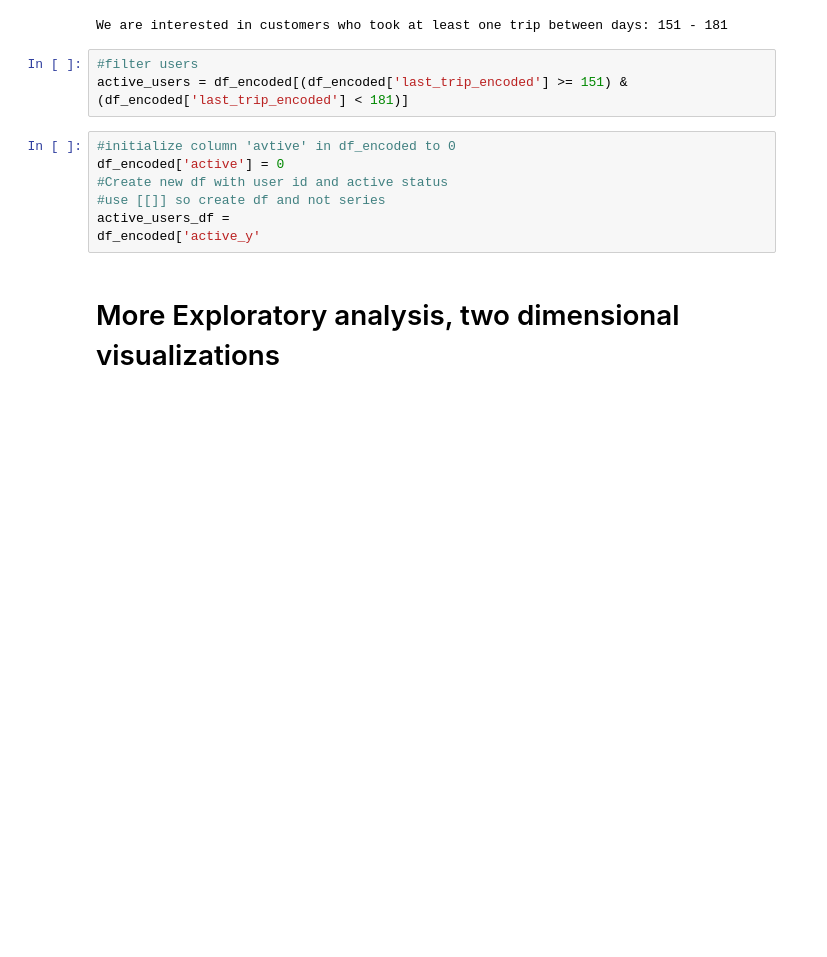
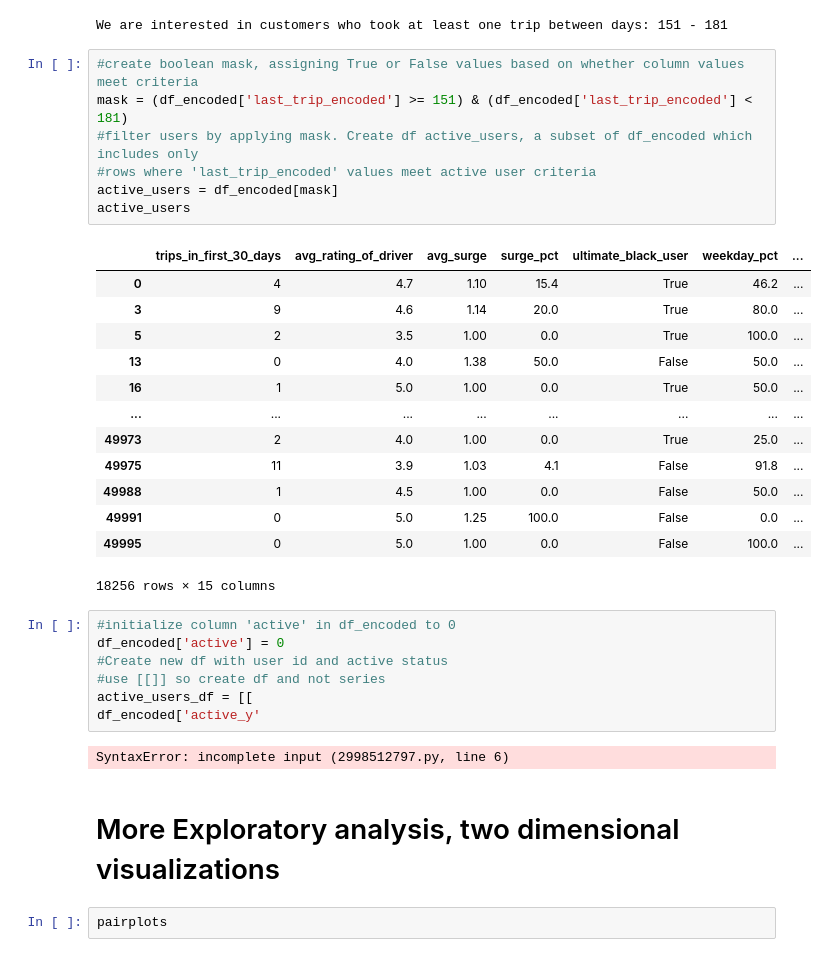
Before and after one commit to amoutafian/ultimate_inc, a Jupyter notebook: ultimate_inc.ipynb, the cells around one changed output. Drawn from its saved outputs; the diff is of its cells as text; blank space fills up the shorter version.

```diff
--- a/ultimate_inc.ipynb
+++ b/ultimate_inc.ipynb
@@ -329,15 +329,37 @@ earliest_day = final_day - 30
 print("We are interested in customers who took at least one trip between days:", earliest_day, "-", final_day)
 # %% [output]
 We are interested in customers who took at least one trip between days: 151 - 181
-# %%
-#filter users
-active_users = df_encoded[(df_encoded['last_trip_encoded'] >= 151) & (df_encoded['last_trip_encoded'] < 181)]
+# %%
+#create boolean mask, assigning True or False values based on whether column values meet criteria
+mask = (df_encoded['last_trip_encoded'] >= 151) & (df_encoded['last_trip_encoded'] < 181)
+#filter users by applying mask. Create df active_users, a subset of df_encoded which includes only
+#rows where 'last_trip_encoded' values meet active user criteria
+active_users = df_encoded[mask]
+active_users
+# %% [output]
+|  | trips_in_first_30_days | avg_rating_of_driver | avg_surge | surge_pct | ultimate_black_user | weekday_pct | ... |
+| 0 | 4 | 4.7 | 1.10 | 15.4 | True | 46.2 | ... |
+| 3 | 9 | 4.6 | 1.14 | 20.0 | True | 80.0 | ... |
+| 5 | 2 | 3.5 | 1.00 | 0.0 | True | 100.0 | ... |
+| 13 | 0 | 4.0 | 1.38 | 50.0 | False | 50.0 | ... |
+| 16 | 1 | 5.0 | 1.00 | 0.0 | True | 50.0 | ... |
+| ... | ... | ... | ... | ... | ... | ... | ... |
+| 49973 | 2 | 4.0 | 1.00 | 0.0 | True | 25.0 | ... |
+| 49975 | 11 | 3.9 | 1.03 | 4.1 | False | 91.8 | ... |
+| 49988 | 1 | 4.5 | 1.00 | 0.0 | False | 50.0 | ... |
+| 49991 | 0 | 5.0 | 1.25 | 100.0 | False | 0.0 | ... |
+| 49995 | 0 | 5.0 | 1.00 | 0.0 | False | 100.0 | ... |
+18256 rows × 15 columns
 # %%
-#initialize column 'avtive' in df_encoded to 0
+#initialize column 'active' in df_encoded to 0
 df_encoded['active'] = 0
 #Create new df with user id and active status
 #use [[]] so create df and not series
-active_users_df =
+active_users_df = [[
 df_encoded['active_y'
+# %% [output]
+SyntaxError: incomplete input (2998512797.py, line 6)
 # %% [markdown]
 # More Exploratory analysis, two dimensional visualizations
+# %%
+pairplots
```
